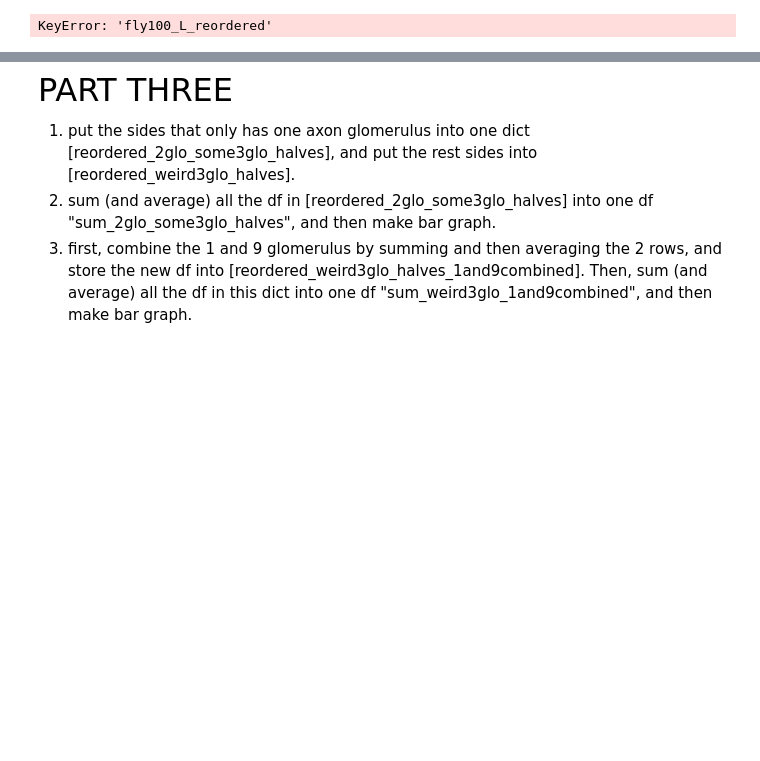
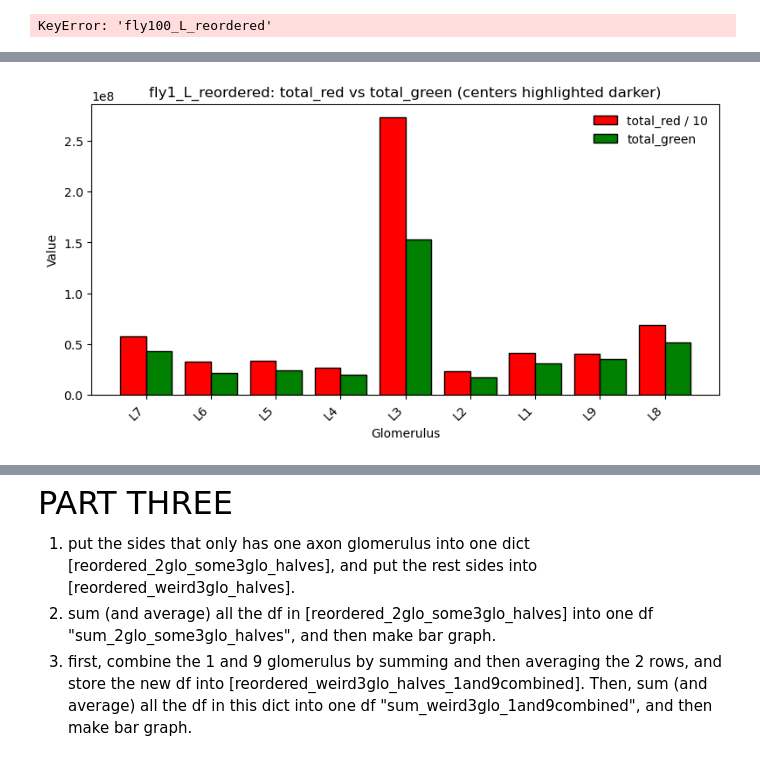
Before and after one commit to sansachenlelele/connectome_analysis_fisherlab, a Jupyter notebook: analysis_trend-25summer.ipynb, the cells around one changed output, grey strips where cells are left out. Cells and saved outputs as stored; diff of their text form; code cells hidden in the pictures; blank space fills up the shorter version.

```diff
--- a/analysis_trend-25summer.ipynb
+++ b/analysis_trend-25summer.ipynb
@@ -391,0 +491,82 @@ for name, df in reordered_halves_all.items():
+# %%
+# -----------------------
+# Helpers / lookups
+# -----------------------
+def _is_present(x) -> bool:
+    return isinstance(x, str) and x.strip() and x.strip().lower() != "none"
+
+def canon(s: object) -> str:
+    """Canonicalize labels like 'PB(L3)' or ' l3 ' -> 'L3'"""
+    s = str(s).strip().upper()
+    m = re.search(r'[LR]\d+', s)
+    return m.group(0) if m else s
+
+if "part3" not in fly_subtype.columns:
+    fly_subtype = fly_subtype.assign(part3=np.nan)
+
+parts_lookup = fly_subtype.set_index("fly")[["part1", "part2", "part3"]].to_dict("index")
+
+def get_centers_for_table(table_name: str) -> list[str]:
+    """Return center labels for a table in reordered_halves_all."""
+    m = re.match(r'^(.+?)_([LR])(?:_.*)?$', table_name, flags=re.IGNORECASE)
+    if not m:
+        return []
+    fly_base, side = m.group(1), m.group(2).upper()
+
+    row = parts_lookup.get(fly_base)
+    if row is None:
+        return []
+
+    p1, p2, p3 = row.get("part1"), row.get("part2"), row.get("part3")
+    is_3glo = _is_present(p3)
+
+    if not is_3glo:  # 2-glo logic
+        if side == "L":
+            center = p1 if _is_present(p1) else None
+        else:
+            center = p2 if _is_present(p2) else None
+        return [center] if center else []
+    else:            # 3-glo logic
+        candidates = [p for p in (p1, p2, p3) if _is_present(p)]
+        centers = [c.strip() for c in candidates if c.strip().upper().startswith(side)]
+        return centers
+
+# -----------------------
+# Plot with two bars per glomerulus
+# -----------------------
+red_scale = 10  # scale down red values if needed
+
+for name, df in reordered_halves_all.items():
+    centers_raw = get_centers_for_table(name)
+    centers_set = {canon(c) for c in centers_raw if c is not None}
+
+    gloms_raw = df["glomerulus"].astype(str).tolist()
+    gloms_can = [canon(g) for g in gloms_raw]
+
+    y_green = pd.to_numeric(df["total_green"], errors="coerce").fillna(0).to_numpy()
+    y_red   = pd.to_numeric(df["total_red"],   errors="coerce").fillna(0).to_numpy() / red_scale
+
+    idx = np.arange(len(gloms_raw))
+    bar_width = 0.4
+
+    # Assign colors: all red/green, but darker if center
+    #colors_red   = ["darkred"   if g in centers_set else "red"   for g in gloms_can]
+    #colors_green = ["darkgreen" if g in centers_set else "green" for g in gloms_can]
+    colors_red   = ["red"]
+    colors_green = ["green"]
+
+    plt.figure(figsize=(8, 4.5))
+
+    plt.bar(idx - bar_width/2, y_red,   width=bar_width, color=colors_red,   edgecolor="black", label=f"total_red / {red_scale}")
+    plt.bar(idx + bar_width/2, y_green, width=bar_width, color=colors_green, edgecolor="black", label="total_green")
+
+    plt.title(f"{name}: total_red vs total_green (centers highlighted darker)")
+    plt.xlabel("Glomerulus")
+    plt.ylabel("Value")
+    plt.xticks(idx, gloms_raw, rotation=45, ha="right")
+
+    plt.legend(loc="upper right", frameon=False)
+    plt.tight_layout()
+    plt.show()
+# %% [output]
+[figure, added]
```
Also changed, not shown: parts of 16 cells of this notebook, 2 other files.
